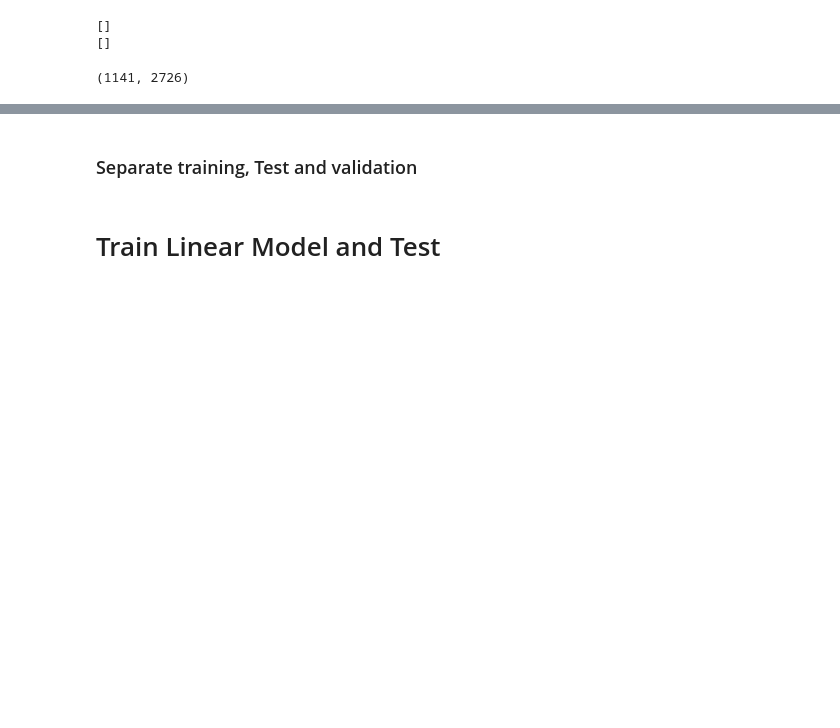
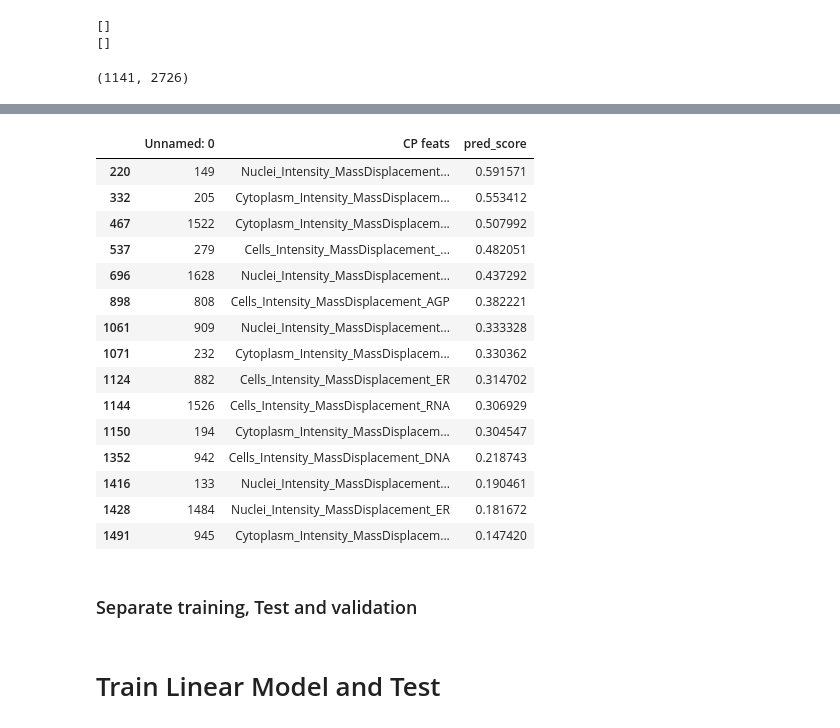
Before and after one commit to broadinstitute/2018_04_20_Rosetta, a Jupyter notebook: 4-CP-to-single-Gene.ipynb, the cells around one changed output, grey strips where cells are left out. Drawn from its saved outputs; the diff is of its cells as text; code cells hidden in the pictures; blank space fills up the shorter version.

```diff
--- a/4-CP-to-single-Gene.ipynb
+++ b/4-CP-to-single-Gene.ipynb
@@ -344,0 +510,4 @@ mergProf_treatLevel.drop_duplicates(subset=None, keep="first", inplace=False).sh
+# %%
+saved_scores=pd.read_excel('../../results/SingleCPfeatPred/scores.xlsx', sheet_name=None)
+saved_scores_lasso=saved_scores['Lasso-'+dataset]
+saved_scores_lasso.head()
@@ -345,3 +548,36 @@ mergProf_treatLevel.drop_duplicates(subset=None, keep="first", inplace=False).sh
+# %%
+saved_scores_lasso[saved_scores_lasso["CP feats"].isin(['Nuclei_Intensity_MassDisplacement_AGP',
+       'Nuclei_Intensity_MassDisplacement_ER',
+       'Cytoplasm_Intensity_MassDisplacement_DNA',
+       'Nuclei_Intensity_MassDisplacement_DNA',
+       'Cells_Intensity_MassDisplacement_AGP',
+       'Cytoplasm_Intensity_MassDisplacement_Mito',
+       'Nuclei_Intensity_MassDisplacement_Mito',
+       'Nuclei_Intensity_MassDisplacement_RNA',
+       'Cytoplasm_Intensity_MassDisplacement_ER',
+       'Cells_Intensity_MassDisplacement_DNA',
+       'Cells_Intensity_MassDisplacement_ER',
+       'Cytoplasm_Intensity_MassDisplacement_RNA',
+       'Cytoplasm_Intensity_MassDisplacement_AGP',
+       'Cells_Intensity_MassDisplacement_RNA',
+       'Cells_Intensity_MassDisplacement_Mito'])]
+# %% [output]
+|  | Unnamed: 0 | CP feats | pred_score |
+| 220 | 149 | Nuclei_Intensity_MassDisplacement... | 0.591571 |
+| 332 | 205 | Cytoplasm_Intensity_MassDisplacem... | 0.553412 |
+| 467 | 1522 | Cytoplasm_Intensity_MassDisplacem... | 0.507992 |
+| 537 | 279 | Cells_Intensity_MassDisplacement_... | 0.482051 |
+| 696 | 1628 | Nuclei_Intensity_MassDisplacement... | 0.437292 |
+| 898 | 808 | Cells_Intensity_MassDisplacement_AGP | 0.382221 |
+| 1061 | 909 | Nuclei_Intensity_MassDisplacement... | 0.333328 |
+| 1071 | 232 | Cytoplasm_Intensity_MassDisplacem... | 0.330362 |
+| 1124 | 882 | Cells_Intensity_MassDisplacement_ER | 0.314702 |
+| 1144 | 1526 | Cells_Intensity_MassDisplacement_RNA | 0.306929 |
+| 1150 | 194 | Cytoplasm_Intensity_MassDisplacem... | 0.304547 |
+| 1352 | 942 | Cells_Intensity_MassDisplacement_DNA | 0.218743 |
+| 1416 | 133 | Nuclei_Intensity_MassDisplacement... | 0.190461 |
+| 1428 | 1484 | Nuclei_Intensity_MassDisplacement_ER | 0.181672 |
+| 1491 | 945 | Cytoplasm_Intensity_MassDisplacem... | 0.147420 |
 # %% [markdown]
 ### Separate training, Test and validation
 # %%
```
Also changed, not shown: parts of 31 cells of this notebook, 8 other files.
